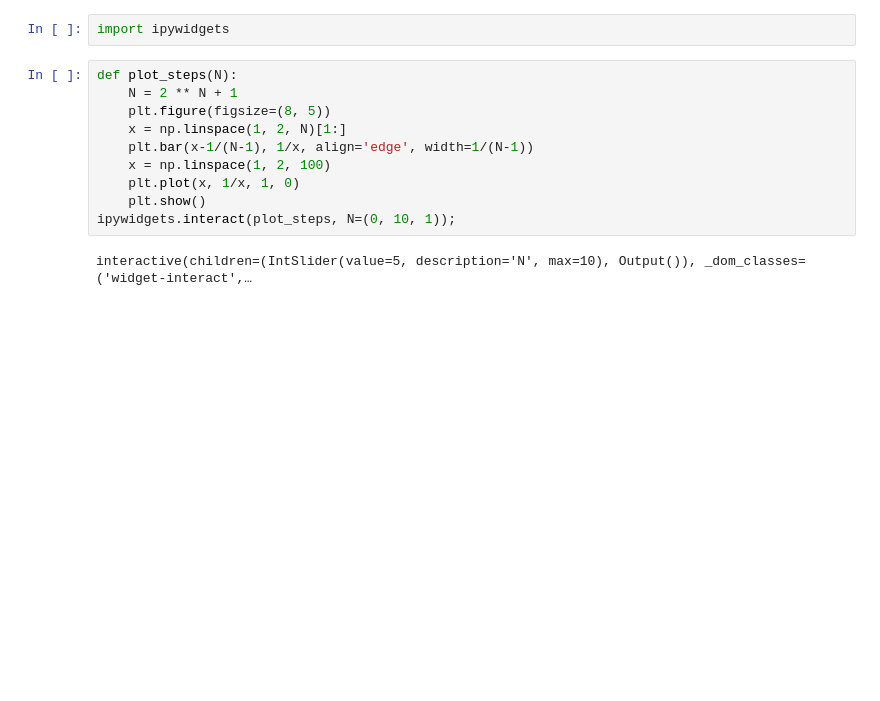
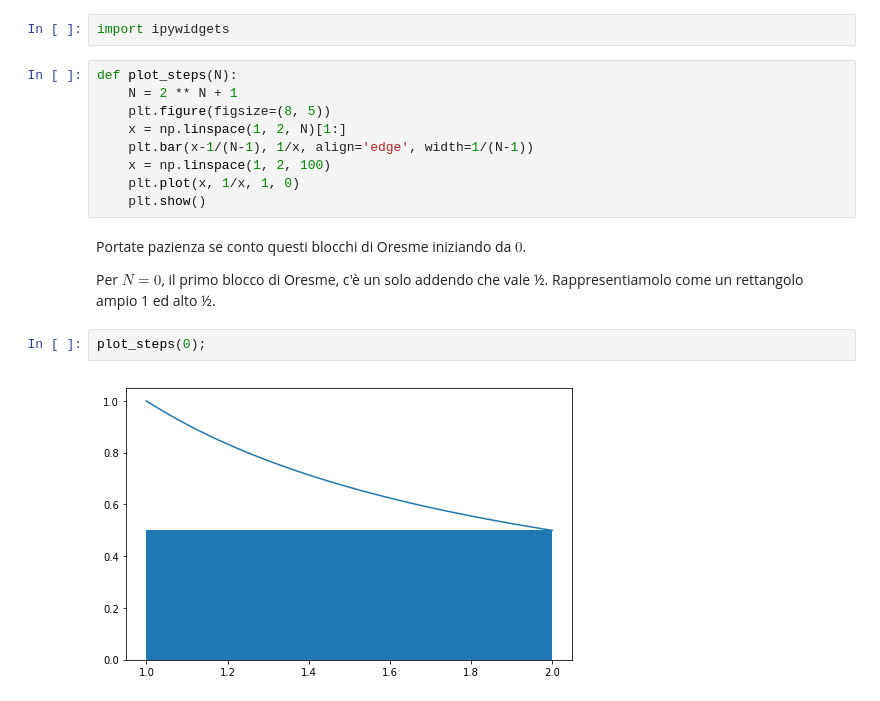
Before and after one commit to mfrasca/notebooks, a Jupyter notebook: Maths/Oresme.ipynb, the cells around one changed output. Cells and saved outputs as stored; diff of their text form; blank space fills up the shorter version.

Commit message:
su github e jupyter.org non vedo come usare ipywidgets.
quindi riorganizzo il testo ed offro anche grafici non interattivi.

```diff
--- a/Maths/Oresme.ipynb
+++ b/Maths/Oresme.ipynb
@@ -66,6 +66,11 @@ def plot_steps(N):
     x = np.linspace(1, 2, 100)
     plt.plot(x, 1/x, 1, 0)
     plt.show()
-ipywidgets.interact(plot_steps, N=(0, 10, 1));
-# %% [output]
-interactive(children=(IntSlider(value=5, description='N', max=10), Output()), _dom_classes=('widget-interact',…
+# %% [markdown]
+Portate pazienza se conto questi blocchi di Oresme iniziando da $0$.
+
+Per $N=0$, il primo blocco di Oresme, c'è un solo addendo che vale ½.  Rappresentiamolo come un rettangolo ampio 1 ed alto ½.
+# %%
+plot_steps(0);
+# %% [output]
+[figure, added]
```
Also changed, not shown: parts of 8 cells of this notebook.
